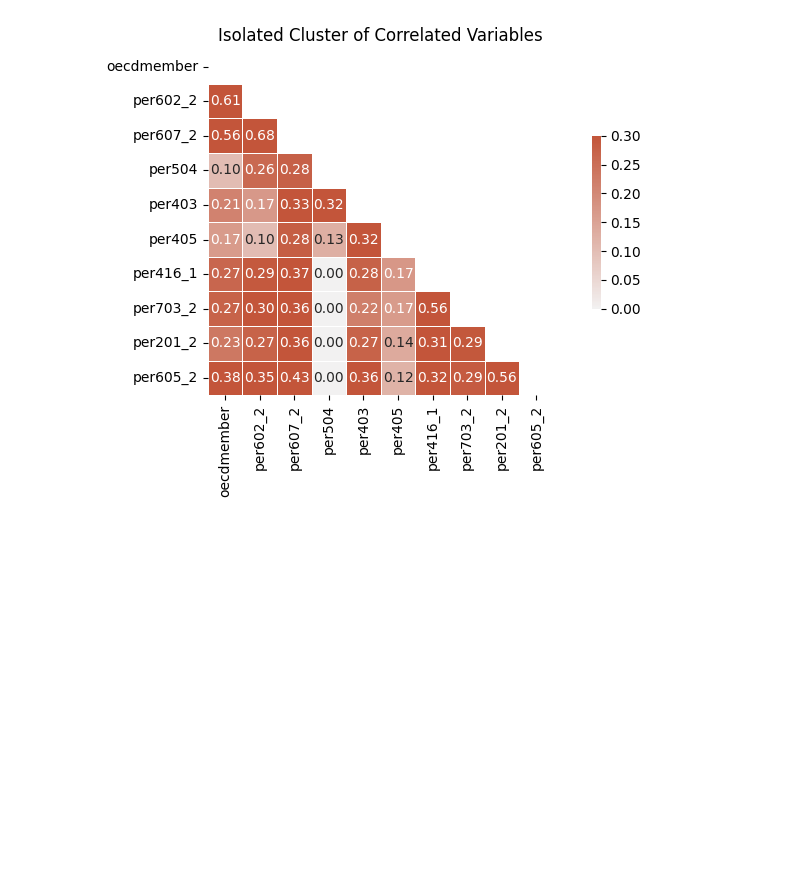
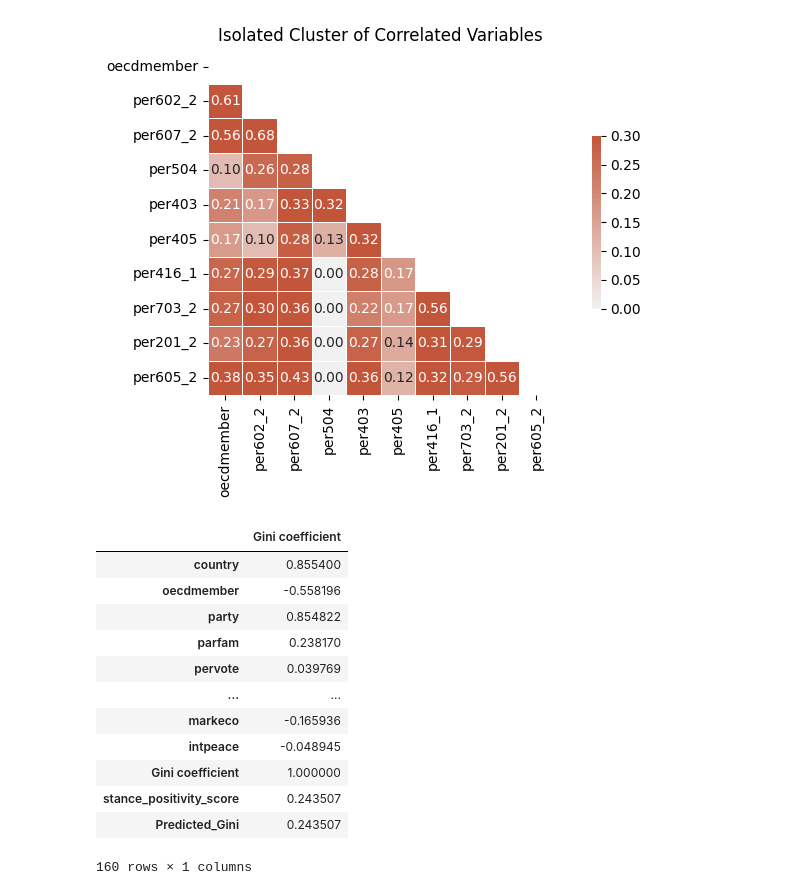
Before and after one commit to sebastian-graeff/MaifestoGroup, a Jupyter notebook: linear regression.ipynb, the cells around one changed output. Drawn from its saved outputs; the diff is of its cells as text; code cells hidden in the pictures; blank space fills up the shorter version.

```diff
--- a/linear regression.ipynb
+++ b/linear regression.ipynb
@@ -150,3 +166,24 @@ plt.show()
 # per602_2:  National Way of Life: Immigration: Positive
 # %% [output]
 [figure]
+# %%
+columns_to_keep = ['Gini coefficient']
+
+# Drop columns not in the subset
+corr_subset = corr.loc[:, columns_to_keep]
+
+display(corr_subset)
+# %% [output]
+|  | Gini coefficient |
+| country | 0.855400 |
+| oecdmember | -0.558196 |
+| party | 0.854822 |
+| parfam | 0.238170 |
+| pervote | 0.039769 |
+| ... | ... |
+| markeco | -0.165936 |
+| intpeace | -0.048945 |
+| Gini coefficient | 1.000000 |
+| stance_positivity_score | 0.243507 |
+| Predicted_Gini | 0.243507 |
+160 rows × 1 columns
```
Also changed, not shown: parts of 2 cells of this notebook.
